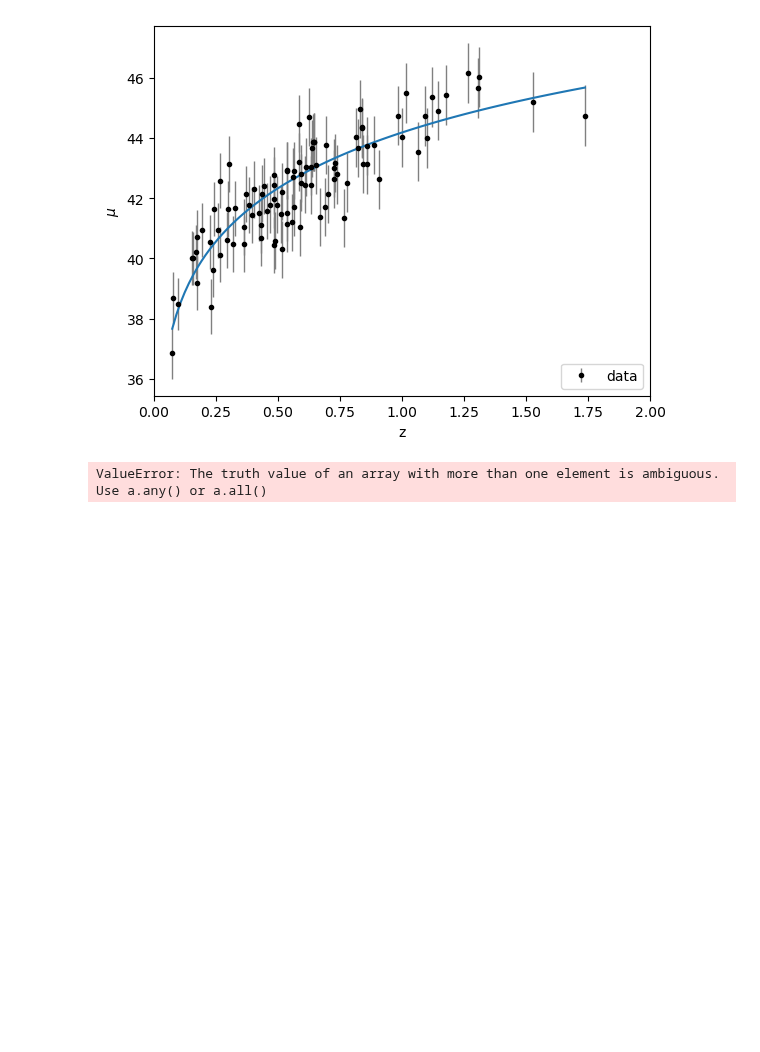
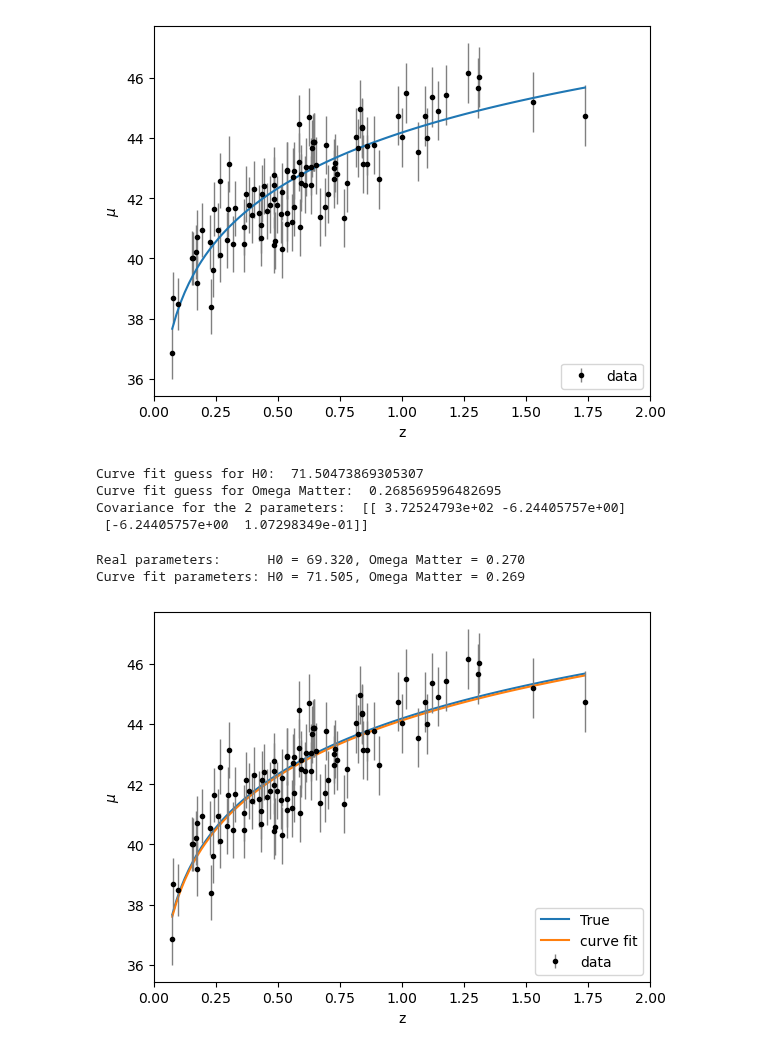
Before and after one commit to om-erika/astrostatistics_bicocca_2024, a Jupyter notebook: working/supernovae_distances_gpr.ipynb, the cells around one changed output. Cells and saved outputs as stored; diff of their text form; code cells hidden in the pictures; blank space fills up the shorter version.

```diff
--- a/working/supernovae_distances_gpr.ipynb
+++ b/working/supernovae_distances_gpr.ipynb
@@ -41,9 +50,12 @@ from astropy import constants as const
 # %%
-d = 10*u.pc.to(u.Mpc)
+d = (10*u.pc).to(u.Mpc).value
 print(const.c)
 def mu_func(z_s, H_0, Om_m):
-    integral = quad(lambda x: np.sqrt(Om_m*(1+x)**3+0.7)**(-1), 0, z_s)[0]
-    return 5*np.log10((const.c.to(u.km/u.s).value/H_0)/10*(1+z_s)*integral)
+    y = []
+    for zeta in z_s:
+        integral = quad(lambda x: np.sqrt(Om_m*(1+x)**3+0.7)**(-1), 0, zeta)[0]
+        y.append(5*np.log10((const.c.to(u.km/u.s).value/H_0)/d*(1+zeta)*integral))
+    return np.array(y)
 # %% [output]
   Name   = Speed of light in vacuum
   Value  = 299792458.0
@@ -70,7 +78,31 @@ plt.xlim(0,2)
 # %% [output]
 (0.0, 2.0)
 [figure]
-# %%
-curve_fit(mu_func, z_sample, mu_sample)
-# %% [output]
-ValueError: The truth value of an array with more than one element is ambiguous. Use a.any() or a.all()
+# %%
+#avoiding maximum likelihood because I don't know how to do it with four parameters
+my_guesses = [ cosmo.H(0).value, 0.27]
+parameters, covariance = curve_fit(mu_func, z_sample, mu_sample, p0 = my_guesses)
+print('Curve fit guess for H0: ', parameters[0])
+print('Curve fit guess for Omega Matter: ', parameters[1])
+print('Covariance for the 2 parameters: ', covariance)
+# %% [output]
+Curve fit guess for H0:  71.50473869305307
+Curve fit guess for Omega Matter:  0.268569596482695
+Covariance for the 2 parameters:  [[ 3.72524793e+02 -6.24405757e+00]
+ [-6.24405757e+00  1.07298349e-01]]
+# %%
+plt.plot(z_lin, mu_func(z_lin,  cosmo.H(0).value, 0.27), label = 'True')
+plt.plot(z_lin, mu_func(z_lin,  parameters[0], parameters[1]), label = 'curve fit')
+
+plt.errorbar(z_sample, mu_sample, dmu, fmt='.k', ecolor='gray', lw=1,label='data')
+plt.xlabel("z")
+plt.ylabel("$\mu$")
+plt.legend(loc='lower right')
+plt.xlim(0,2)
+
+print('Real parameters:      H0 = %.3f, Omega Matter = %.3f' %(cosmo.H(0).value, 0.27))
+print('Curve fit parameters: H0 = %.3f, Omega Matter = %.3f' %(parameters[0], parameters[1]))
+# %% [output]
+Real parameters:      H0 = 69.320, Omega Matter = 0.270
+Curve fit parameters: H0 = 71.505, Omega Matter = 0.269
+[figure, added]
```
Also changed, not shown: parts of 14 cells of this notebook, 2 other files.
